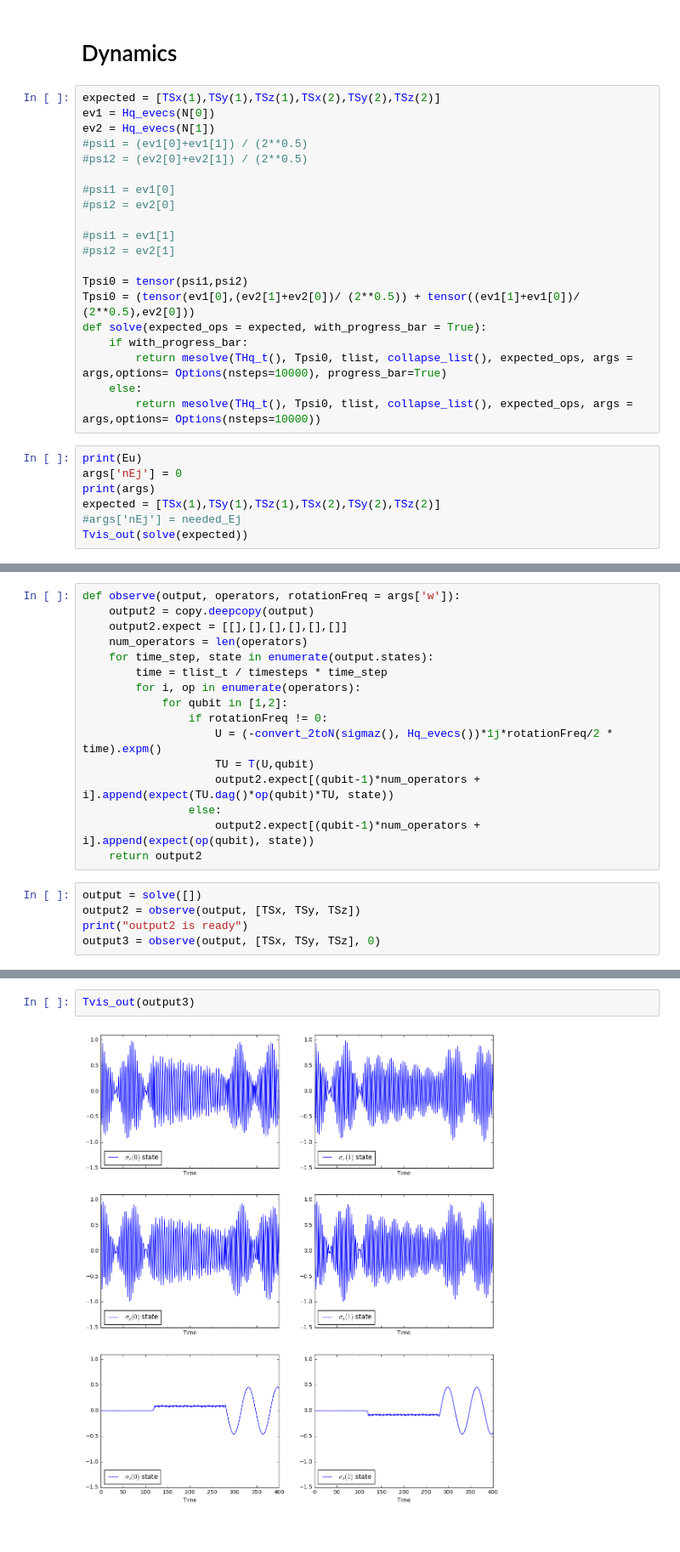
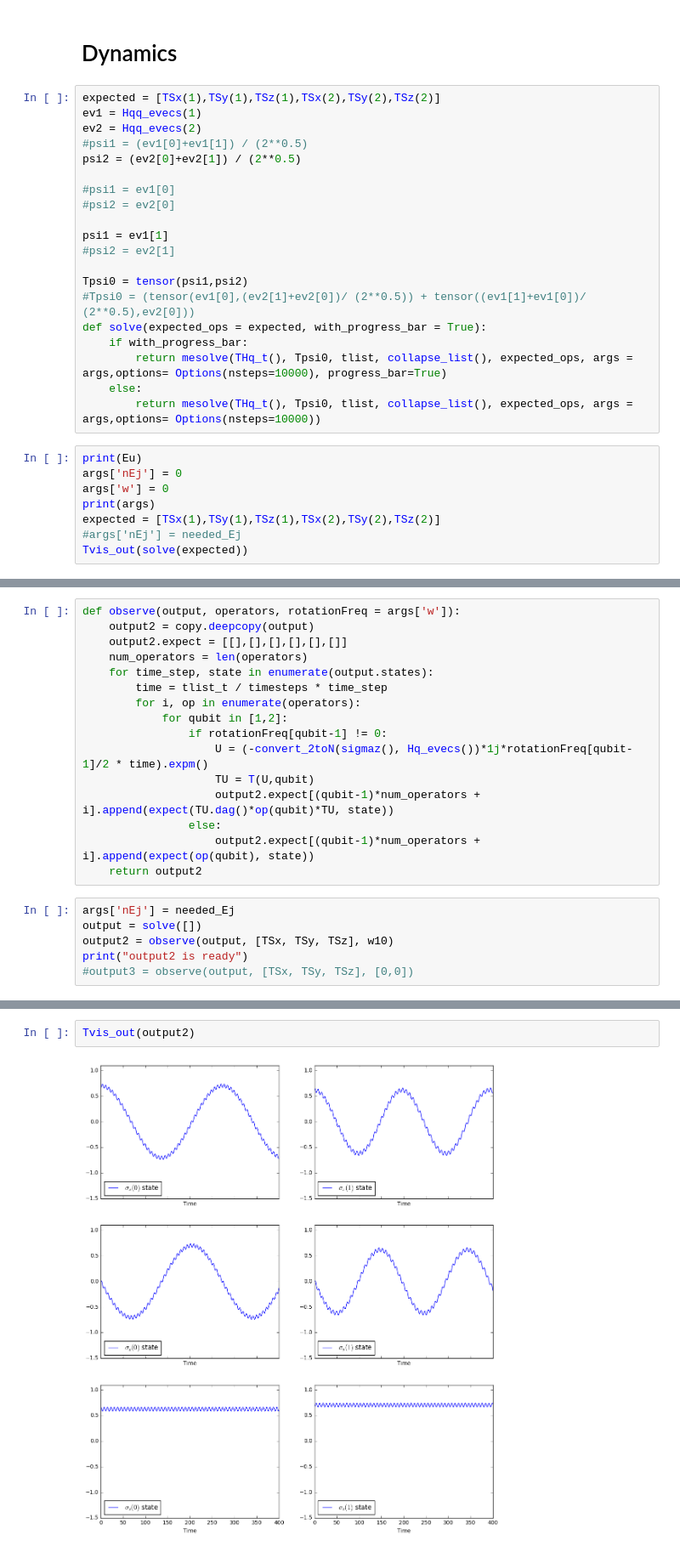
Before and after one commit to safoex/qubitlab, a Jupyter notebook: python/qutip/2qubit.ipynb, the cells around one changed output, grey strips where cells are left out. Shown at 85% size. Cells and saved outputs as stored; diff of their text form.

Commit message:
2qubit cont

```diff
--- a/python/qutip/2qubit.ipynb
+++ b/python/qutip/2qubit.ipynb
@@ -208,19 +216,19 @@ def Tvis_out(output):
 # Dynamics
 # %%
 expected = [TSx(1),TSy(1),TSz(1),TSx(2),TSy(2),TSz(2)]
-ev1 = Hq_evecs(N[0])
-ev2 = Hq_evecs(N[1])
+ev1 = Hqq_evecs(1)
+ev2 = Hqq_evecs(2)
 #psi1 = (ev1[0]+ev1[1]) / (2**0.5)
-#psi2 = (ev2[0]+ev2[1]) / (2**0.5)
+psi2 = (ev2[0]+ev2[1]) / (2**0.5)
 
 #psi1 = ev1[0]
 #psi2 = ev2[0]
 
-#psi1 = ev1[1]
+psi1 = ev1[1]
 #psi2 = ev2[1]
 
 Tpsi0 = tensor(psi1,psi2)
-Tpsi0 = (tensor(ev1[0],(ev2[1]+ev2[0])/ (2**0.5)) + tensor((ev1[1]+ev1[0])/ (2**0.5),ev2[0]))
+#Tpsi0 = (tensor(ev1[0],(ev2[1]+ev2[0])/ (2**0.5)) + tensor((ev1[1]+ev1[0])/ (2**0.5),ev2[0]))
 def solve(expected_ops = expected, with_progress_bar = True):
     if with_progress_bar:
         return mesolve(THq_t(), Tpsi0, tlist, collapse_list(), expected_ops, args = args,options= Options(nsteps=10000), progress_bar=True)
@@ -229,6 +237,7 @@ def solve(expected_ops = expected, with_progress_bar = True):
 # %%
 print(Eu)
 args['nEj'] = 0
+args['w'] = 0
 print(args)
 expected = [TSx(1),TSy(1),TSz(1),TSx(2),TSy(2),TSz(2)]
 #args['nEj'] = needed_Ej
@@ -263,17 +266,18 @@ def observe(output, operators, rotationFreq = args['w']):
         time = tlist_t / timesteps * time_step
         for i, op in enumerate(operators):
             for qubit in [1,2]:
-                if rotationFreq != 0:
-                    U = (-convert_2toN(sigmaz(), Hq_evecs())*1j*rotationFreq/2 * time).expm()
+                if rotationFreq[qubit-1] != 0:
+                    U = (-convert_2toN(sigmaz(), Hq_evecs())*1j*rotationFreq[qubit-1]/2 * time).expm()
                     TU = T(U,qubit)
                     output2.expect[(qubit-1)*num_operators + i].append(expect(TU.dag()*op(qubit)*TU, state))
                 else:
                     output2.expect[(qubit-1)*num_operators + i].append(expect(op(qubit), state))
     return output2
 # %%
+args['nEj'] = needed_Ej
 output = solve([])
-output2 = observe(output, [TSx, TSy, TSz])
+output2 = observe(output, [TSx, TSy, TSz], w10)
 print("output2 is ready")
-output3 = observe(output, [TSx, TSy, TSz], 0)
+#output3 = observe(output, [TSx, TSy, TSz], [0,0])
 # %% [output]
 0.1
@@ -295,4 +299,4 @@ Tvis_out(output2)
 # %%
-Tvis_out(output3)
+Tvis_out(output2)
 # %% [output]
-[figure, old version]
+[figure, new version]
```
Also changed, not shown: parts of 10 cells of this notebook.
